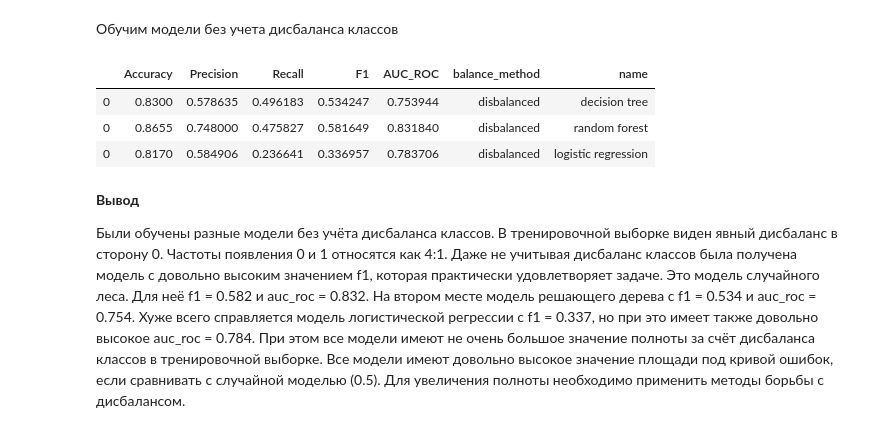
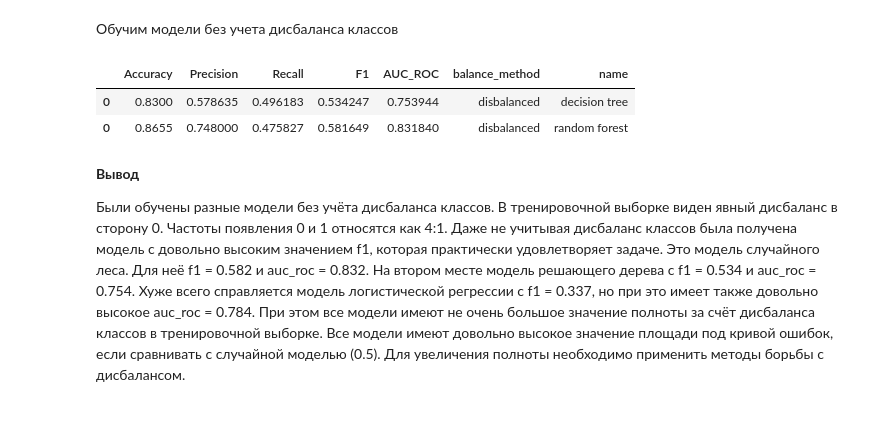
Before and after one commit to Camell132/supervised_learning, a Jupyter notebook: supervised_learning.ipynb, the cells around one changed output. Cells and saved outputs as stored; diff of their text form; code cells hidden in the pictures.

```diff
--- a/supervised_learning.ipynb
+++ b/supervised_learning.ipynb
@@ -49,7 +49,7 @@ import warnings
 
 warnings.filterwarnings('ignore')
 # %%
-clients = pd.read_csv('/datasets/Churn.csv')
+clients = pd.read_csv('Churn.csv')
 display(clients.head(10))
 display(clients.info())
 display(clients.describe())
@@ -293,32 +293,24 @@ print(f'Максимальное значение f1 для модели RandomF
 # %%
 tree_model = DecisionTreeClassifier(random_state = 8, max_depth = 10)
 tree_model.fit(train_features, train_target)
 
 forest_model = RandomForestClassifier(random_state = 8, n_estimators = 28, max_depth = 14)
 forest_model.fit(train_features, train_target)
-
-logistic_model = LogisticRegression(random_state = 8, solver='liblinear')
-logistic_model.fit(train_features, train_target)
 
 metrics_dtc_d = model_metrics(tree_model, 'valid')
 metrics_dtc_d['balance_method'] = 'disbalanced'
 metrics_dtc_d['name'] = 'decision tree'
 
 metrics_rfc_d = model_metrics(forest_model, 'valid')
 metrics_rfc_d['balance_method'] = 'disbalanced'
 metrics_rfc_d['name'] = 'random forest'
 
-metrics_lr_d = model_metrics(logistic_model, 'valid')
-metrics_lr_d['balance_method'] = 'disbalanced'
-metrics_lr_d['name'] = 'logistic regression'
-
-dis_metrics = pd.concat([metrics_dtc_d, metrics_rfc_d, metrics_lr_d])
+dis_metrics = pd.concat([metrics_dtc_d, metrics_rfc_d])
 dis_metrics
 # %% [output]
 |  | Accuracy | Precision | Recall | F1 | AUC_ROC | balance_method | name |
 | 0 | 0.8300 | 0.578635 | 0.496183 | 0.534247 | 0.753944 | disbalanced | decision tree |
 | 0 | 0.8655 | 0.748000 | 0.475827 | 0.581649 | 0.831840 | disbalanced | random forest |
-| 0 | 0.8170 | 0.584906 | 0.236641 | 0.336957 | 0.783706 | disbalanced | logistic regression |
 # %% [markdown]
 **Вывод**
 
```
Also changed, not shown: parts of 5 cells of this notebook.
